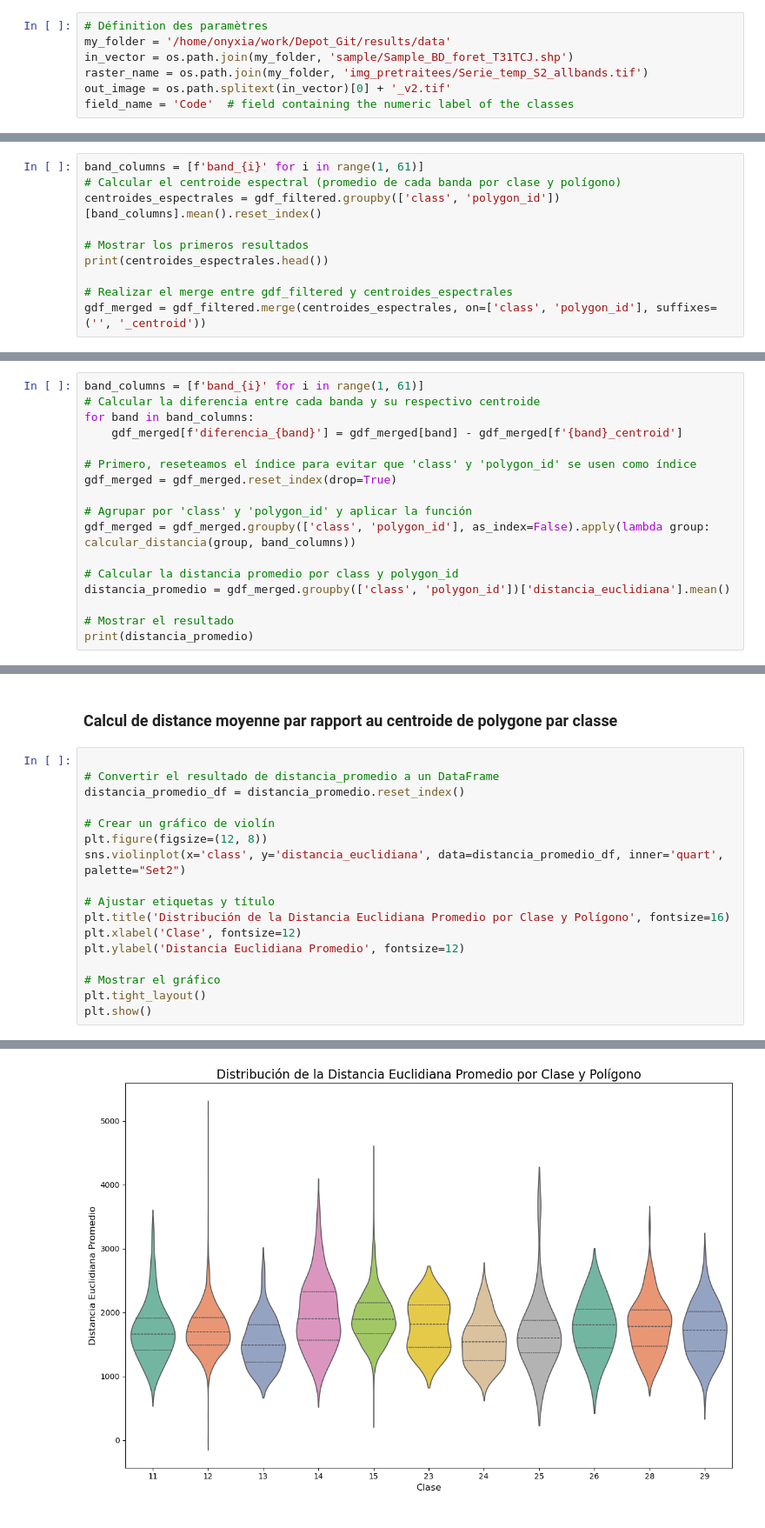
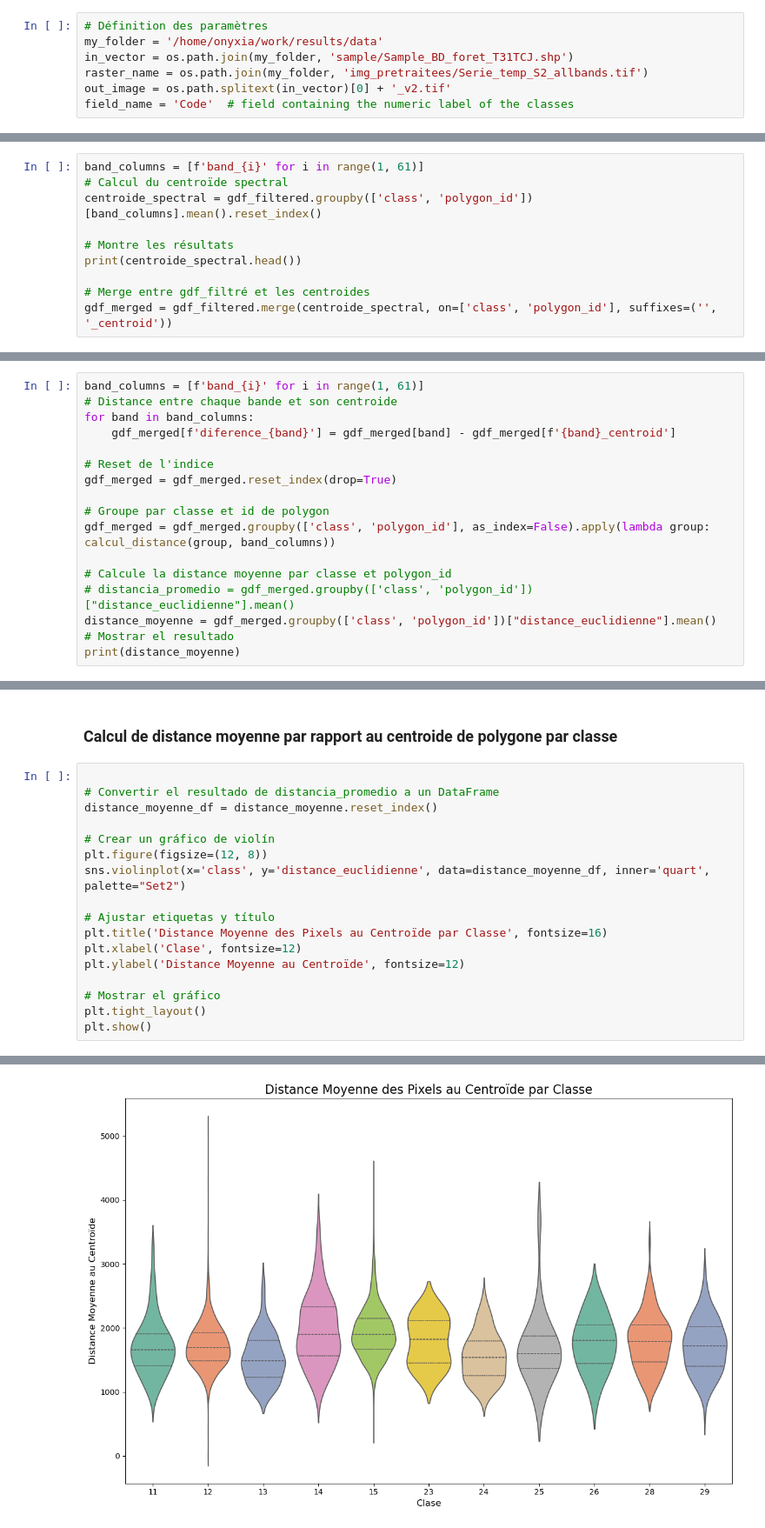
Before and after one commit to GabrielINRAe/Depot_Git, a Jupyter notebook: scripts/sample_analysis_spectral_variability.ipynb, the cells around one changed output, grey strips where cells are left out. Shown at 87% size. Drawn from its saved outputs; the diff is of its cells as text.

```diff
--- a/scripts/sample_analysis_spectral_variability.ipynb
+++ b/scripts/sample_analysis_spectral_variability.ipynb
@@ -17,7 +17,7 @@ sys.path.append('/home/onyxia/work/libsigma')
 import classification as cla
 # %%
 # Définition des paramètres
-my_folder = '/home/onyxia/work/Depot_Git/results/data'
+my_folder = '/home/onyxia/work/results/data'
 in_vector = os.path.join(my_folder, 'sample/Sample_BD_foret_T31TCJ.shp')
 raster_name = os.path.join(my_folder, 'img_pretraitees/Serie_temp_S2_allbands.tif')
 out_image = os.path.splitext(in_vector)[0] + '_v2.tif'
@@ -110,14 +109,14 @@ print(gdf_filtered.head())
 [5 rows x 71 columns]
 # %%
 band_columns = [f'band_{i}' for i in range(1, 61)]
-# Calcular el centroide espectral (promedio de cada banda por clase y polígono)
-centroides_espectrales = gdf_filtered.groupby(['class', 'polygon_id'])[band_columns].mean().reset_index()
+# Calcul du centroïde spectral
+centroide_spectral = gdf_filtered.groupby(['class', 'polygon_id'])[band_columns].mean().reset_index()
 
-# Mostrar los primeros resultados
-print(centroides_espectrales.head())
+# Montre les résultats
+print(centroide_spectral.head())
 
-# Realizar el merge entre gdf_filtered y centroides_espectrales
-gdf_merged = gdf_filtered.merge(centroides_espectrales, on=['class', 'polygon_id'], suffixes=('', '_centroid'))
+# Merge entre gdf_filtré et les centroides
+gdf_merged = gdf_filtered.merge(centroide_spectral, on=['class', 'polygon_id'], suffixes=('', '_centroid'))
 # %% [output]
    class  polygon_id       band_1       band_2      band_3      band_4  \
 0     11          78  1633.150725   930.695652  242.495652  336.939130
@@ -138,21 +137,21 @@ gdf_merged = gdf_filtered.merge(centroides_espectrales, on=['class', 'polygon_id
 [5 rows x 62 columns]
 # %%
 band_columns = [f'band_{i}' for i in range(1, 61)]
-# Calcular la diferencia entre cada banda y su respectivo centroide
+# Distance entre chaque bande et son centroide
 for band in band_columns:
-    gdf_merged[f'diferencia_{band}'] = gdf_merged[band] - gdf_merged[f'{band}_centroid']
+    gdf_merged[f'diference_{band}'] = gdf_merged[band] - gdf_merged[f'{band}_centroid']
 
-# Primero, reseteamos el índice para evitar que 'class' y 'polygon_id' se usen como índice
+# Reset de l'indice
 gdf_merged = gdf_merged.reset_index(drop=True)
 
-# Agrupar por 'class' y 'polygon_id' y aplicar la función
-gdf_merged = gdf_merged.groupby(['class', 'polygon_id'], as_index=False).apply(lambda group: calcular_distancia(group, band_columns))
+# Groupe par classe et id de polygon
+gdf_merged = gdf_merged.groupby(['class', 'polygon_id'], as_index=False).apply(lambda group: calcul_distance(group, band_columns))
 
-# Calcular la distancia promedio por class y polygon_id
-distancia_promedio = gdf_merged.groupby(['class', 'polygon_id'])['distancia_euclidiana'].mean()
-
+# Calcule la distance moyenne par classe et polygon_id
+# distancia_promedio = gdf_merged.groupby(['class', 'polygon_id'])["distance_euclidienne"].mean()
+distance_moyenne = gdf_merged.groupby(['class', 'polygon_id'])["distance_euclidienne"].mean()
 # Mostrar el resultado
-print(distancia_promedio)
+print(distance_moyenne)
 # %% [output]
 class  polygon_id
 11     78            1732.804795
@@ -203,16 +202,16 @@ Passing `palette` without assigning `hue` is deprecated and will be removed in v
 # %%
 
 # Convertir el resultado de distancia_promedio a un DataFrame
-distancia_promedio_df = distancia_promedio.reset_index()
+distance_moyenne_df = distance_moyenne.reset_index()
 
 # Crear un gráfico de violín
 plt.figure(figsize=(12, 8))
-sns.violinplot(x='class', y='distancia_euclidiana', data=distancia_promedio_df, inner='quart', palette="Set2")
+sns.violinplot(x='class', y='distance_euclidienne', data=distance_moyenne_df, inner='quart', palette="Set2")
 
 # Ajustar etiquetas y título
-plt.title('Distribución de la Distancia Euclidiana Promedio por Clase y Polígono', fontsize=16)
+plt.title('Distance Moyenne des Pixels au Centroïde par Classe', fontsize=16)
 plt.xlabel('Clase', fontsize=12)
-plt.ylabel('Distancia Euclidiana Promedio', fontsize=12)
+plt.ylabel('Distance Moyenne au Centroïde', fontsize=12)
 
 # Mostrar el gráfico
 plt.tight_layout()
@@ -224 +223 @@ Passing `palette` without assigning `hue` is deprecated and will be removed in v
-[figure, old version]
+[figure, new version]
```
Also changed, not shown: parts of 6 cells of this notebook.
